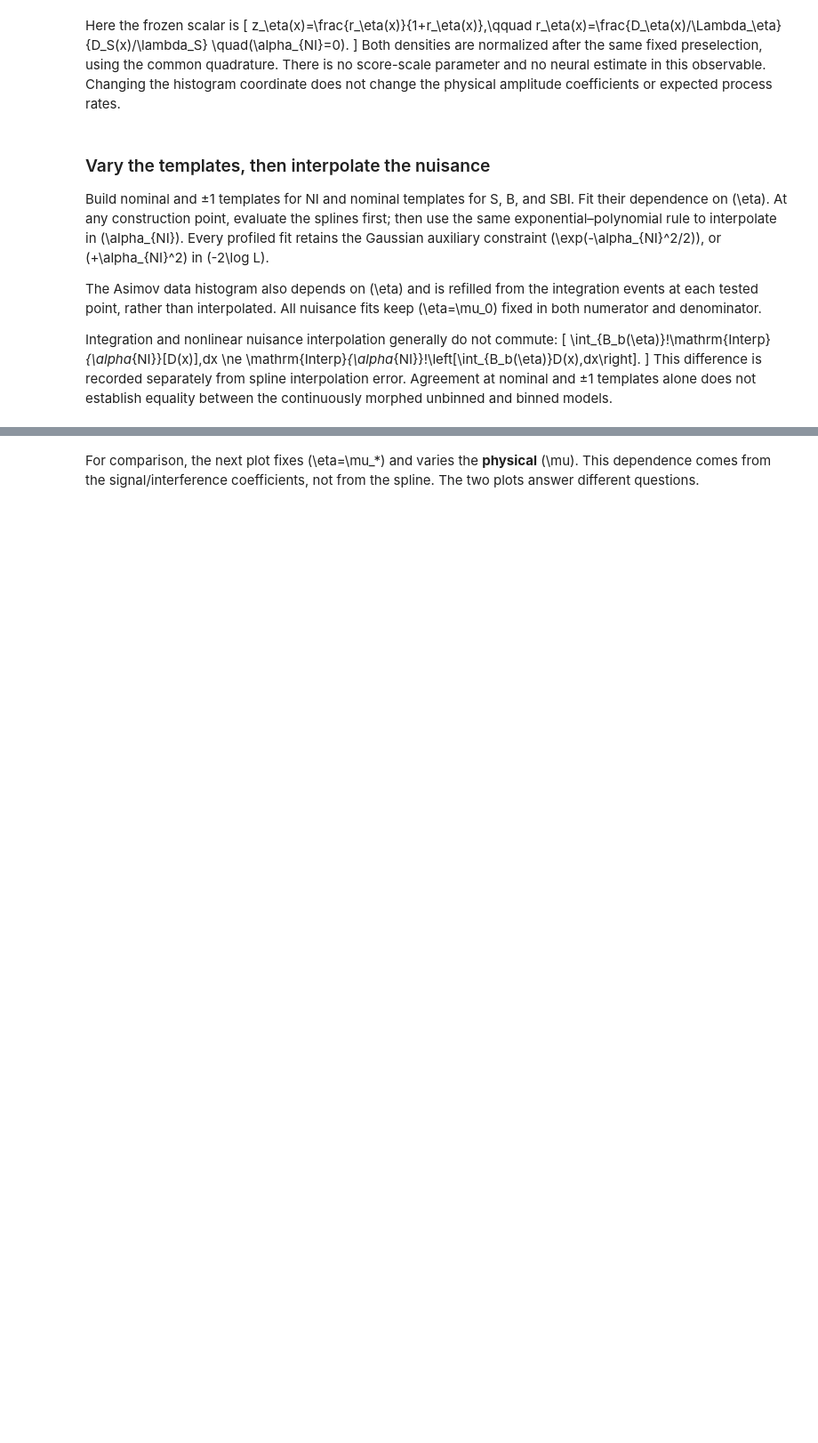
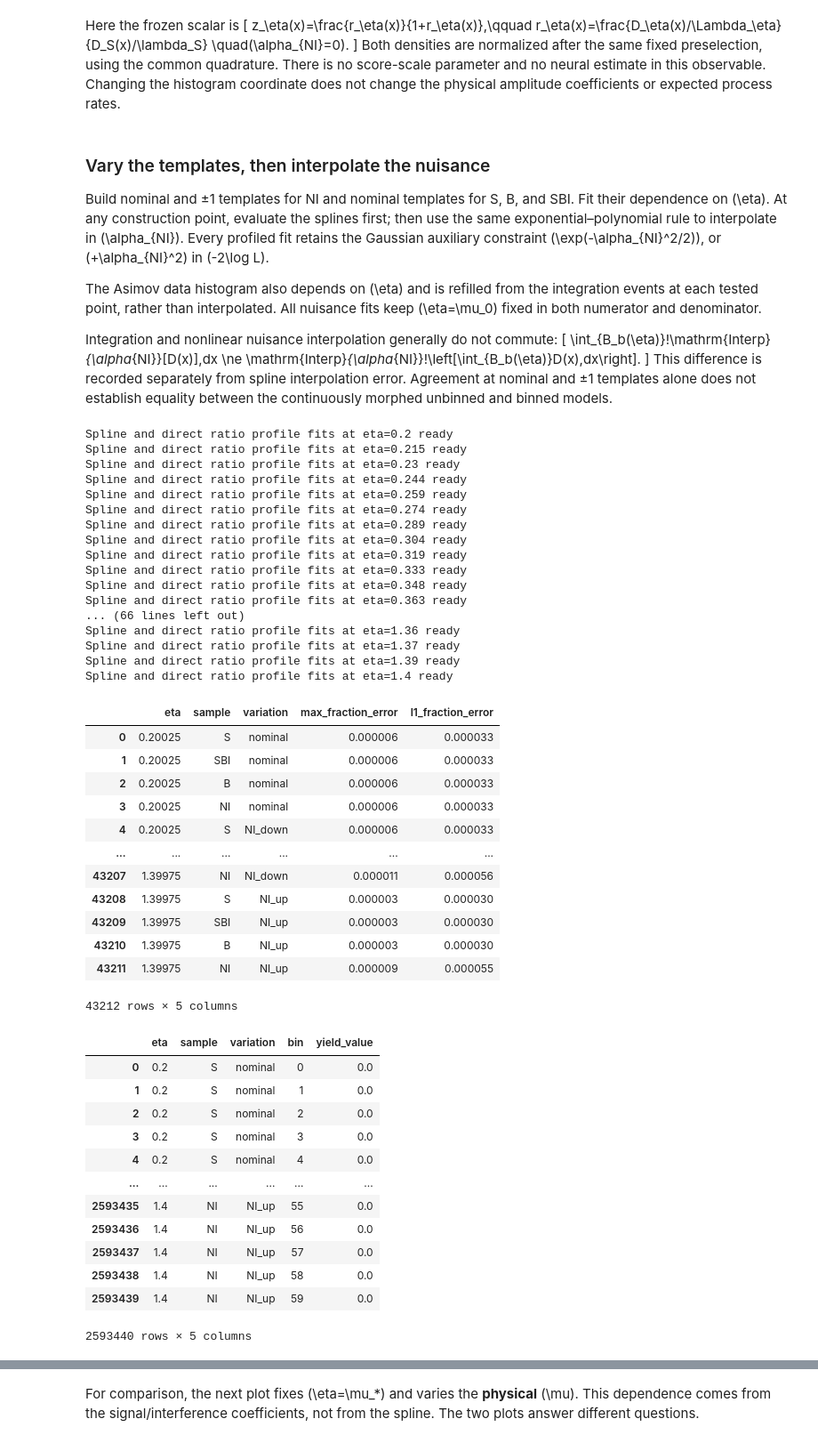
Before and after one commit to rafaellopesdesa/poodemo, a Jupyter notebook: notebooks/07_ratio_spline_templates.ipynb, the cells around one changed output, grey strips where cells are left out. Shown at 89% size. Saved outputs shown, nothing was run; the diff lists cells and outputs as text; code cells hidden in the pictures; blank space fills up the shorter version.

```diff
--- a/notebooks/07_ratio_spline_templates.ipynb
+++ b/notebooks/07_ratio_spline_templates.ipynb
@@ -304,9 +328,53 @@ between the continuously morphed unbinned and binned models.
 # %%
 from poodemo.pipeline import run_spline_study
 
-splines = run_spline_study(run, n_bins=20, observable="ratio")
+splines = run_spline_study(run, n_bins=60, observable="ratio")
 display(splines["validation"])
 display(splines["yields"])
+# %% [output]
+Spline and direct ratio profile fits at eta=0.2 ready
+Spline and direct ratio profile fits at eta=0.215 ready
+Spline and direct ratio profile fits at eta=0.23 ready
+Spline and direct ratio profile fits at eta=0.244 ready
+Spline and direct ratio profile fits at eta=0.259 ready
+Spline and direct ratio profile fits at eta=0.274 ready
+Spline and direct ratio profile fits at eta=0.289 ready
+Spline and direct ratio profile fits at eta=0.304 ready
+Spline and direct ratio profile fits at eta=0.319 ready
+Spline and direct ratio profile fits at eta=0.333 ready
+Spline and direct ratio profile fits at eta=0.348 ready
+Spline and direct ratio profile fits at eta=0.363 ready
+... (66 lines left out)
+Spline and direct ratio profile fits at eta=1.36 ready
+Spline and direct ratio profile fits at eta=1.37 ready
+Spline and direct ratio profile fits at eta=1.39 ready
+Spline and direct ratio profile fits at eta=1.4 ready
+|  | eta | sample | variation | max_fraction_error | l1_fraction_error |
+| 0 | 0.20025 | S | nominal | 0.000006 | 0.000033 |
+| 1 | 0.20025 | SBI | nominal | 0.000006 | 0.000033 |
+| 2 | 0.20025 | B | nominal | 0.000006 | 0.000033 |
+| 3 | 0.20025 | NI | nominal | 0.000006 | 0.000033 |
+| 4 | 0.20025 | S | NI_down | 0.000006 | 0.000033 |
+| ... | ... | ... | ... | ... | ... |
+| 43207 | 1.39975 | NI | NI_down | 0.000011 | 0.000056 |
+| 43208 | 1.39975 | S | NI_up | 0.000003 | 0.000030 |
+| 43209 | 1.39975 | SBI | NI_up | 0.000003 | 0.000030 |
+| 43210 | 1.39975 | B | NI_up | 0.000003 | 0.000030 |
+| 43211 | 1.39975 | NI | NI_up | 0.000009 | 0.000055 |
+43212 rows × 5 columns
+|  | eta | sample | variation | bin | yield_value |
+| 0 | 0.2 | S | nominal | 0 | 0.0 |
+| 1 | 0.2 | S | nominal | 1 | 0.0 |
+| 2 | 0.2 | S | nominal | 2 | 0.0 |
+| 3 | 0.2 | S | nominal | 3 | 0.0 |
+| 4 | 0.2 | S | nominal | 4 | 0.0 |
+| ... | ... | ... | ... | ... | ... |
+| 2593435 | 1.4 | NI | NI_up | 55 | 0.0 |
+| 2593436 | 1.4 | NI | NI_up | 56 | 0.0 |
+| 2593437 | 1.4 | NI | NI_up | 57 | 0.0 |
+| 2593438 | 1.4 | NI | NI_up | 58 | 0.0 |
+| 2593439 | 1.4 | NI | NI_up | 59 | 0.0 |
+2593440 rows × 5 columns
 # %% [markdown]
 ### Hold the spline study settings fixed
 
```
Also changed, not shown: parts of 7 cells of this notebook.
